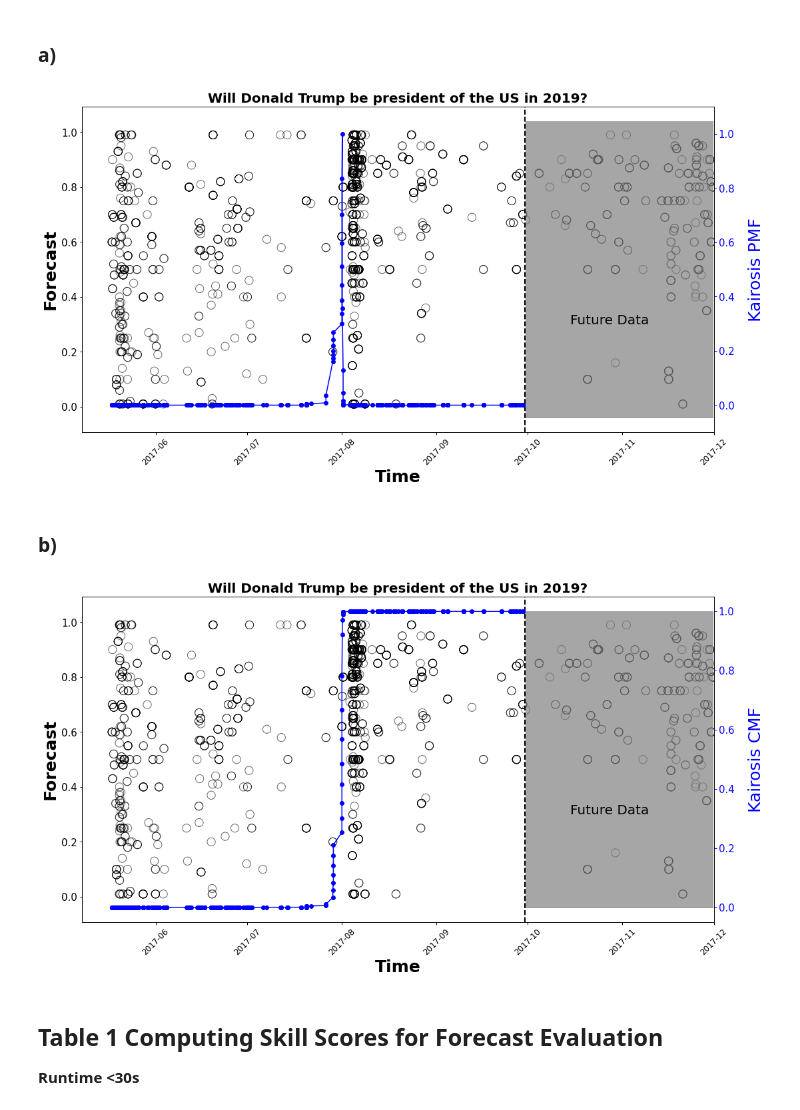
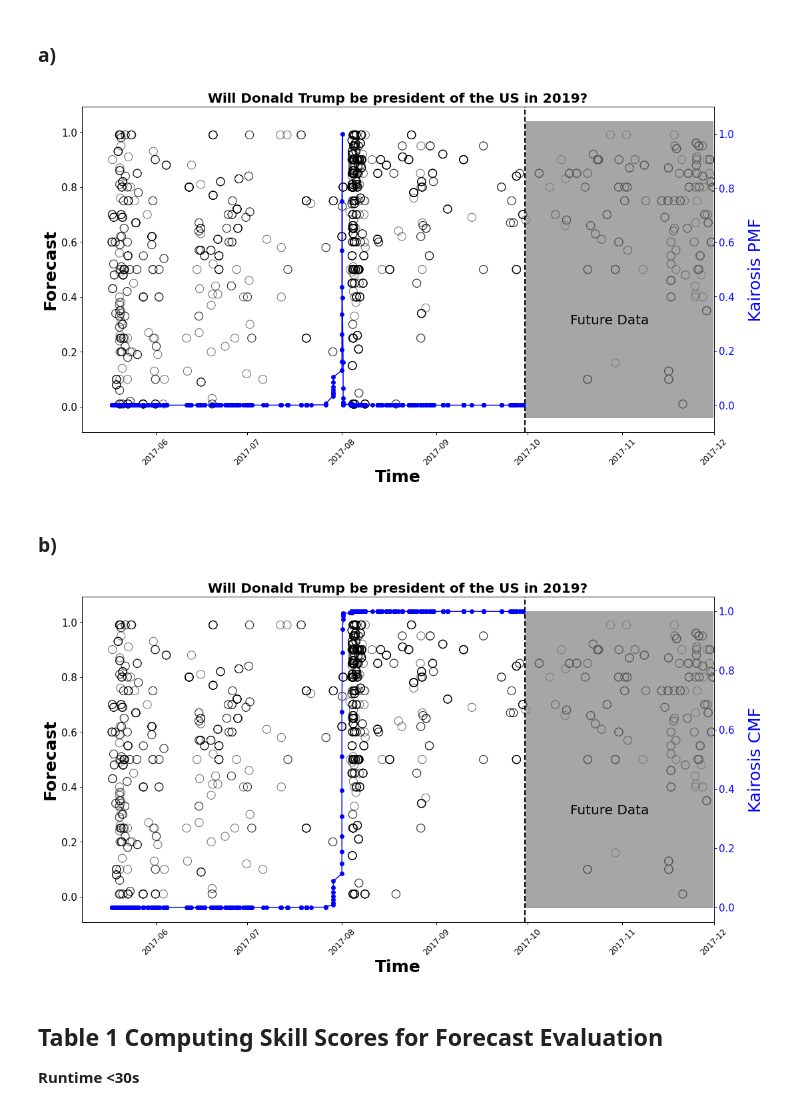
Before and after one commit to zaneh12/Kairosis, a Jupyter notebook: Reproducibility_Packet.ipynb, the cells around one changed output. Saved outputs shown, nothing was run; the diff lists cells and outputs as text; code cells hidden in the pictures.

```diff
--- a/Reproducibility_Packet.ipynb
+++ b/Reproducibility_Packet.ipynb
@@ -172,9 +172,16 @@ for j in range(1,cutoff + 1):
         calc[calc.index <= j].sum().values,
         calc[calc.index > j].sum().values,
     ))
-regpmf =(np.exp((pmf) - np.max(pmf)))
-cmf = (np.exp((pmf) - np.max(pmf))
-    / np.exp((pmf) - np.max(pmf)).sum()).cumsum()
+p = 1/10
+p_pmfs = stats.geom.logpmf(np.arange(1,len(pmf)+1,1),p)[::-1]
+    # (np.exp((test_vals + pmfval) - np.max(test_vals + pmfval)) / np.exp((test_vals + pmfval) - np.max(test_vals + pmfval)).sum()).cumsum())
+
+regpmf = np.exp((pmf + p_pmfs) - np.max(pmf + p_pmfs))
+# regpmf =(np.exp((pmf) - np.max(pmf)))
+cmf = (np.exp((pmf + p_pmfs) - np.max(pmf + p_pmfs)) / np.exp((pmf + p_pmfs) - np.max(pmf + p_pmfs)).sum()).cumsum()
+
+# cmf = (np.exp((pmf) - np.max(pmf))
+#     / np.exp((pmf) - np.max(pmf)).sum()).cumsum()
 
 y_values = regpmf
 
@@ -208,34 +215,34 @@ ax.fill_between(
 ax.text(pd.to_datetime('2017-10-15'), 0.3, 'Future Data', fontsize=20)
 ax.set_title(
     choice.replace('_.csv', '').replace('_', ' ') + "?",
     fontsize=20, fontweight='bold'
 )
 ax.set_xlabel('Time', fontsize=25, fontweight='bold')
 ax.set_ylabel('Forecast', fontsize=25, fontweight='bold')
 ax.tick_params(axis='x', labelsize=12, color='black', width=1, rotation=45)
 ax.tick_params(axis='y', labelsize=15, color='black', width=1)
 ax2 = ax.twinx()
 ax2.tick_params(axis='y', labelsize=15, color='black', width=1)
 ax2.set_ylabel('Kairosis PMF', fontsize=25, labelpad=20, color='blue')
 ax2.scatter(
     X.Time[X.Time < pd.to_datetime('2017-09-30')],
     y_values,
     label='Kairosis PMF',
     s=35,
     color='blue'
 )
 ax2.plot(
     X.Time[X.Time < pd.to_datetime('2017-09-30')],
     y_values,
     linestyle='-',
     color='blue'
 )
 ax2.tick_params(axis='y', labelsize=15, colors='blue', width=1)
 ax2.set_ylim(y_values.min() - 0.1, y_values.max() + 0.1)
 plt.xlim(ax.get_xlim()[0], pd.to_datetime('2017-12-01'))
 plt.show()
 # %% [output]
-[figure, old version]
+[figure, new version]
 # %% [markdown]
 ### b)
 # %%
@@ -315,7 +322,7 @@ plt.xlim(ax.get_xlim()[0], pd.to_datetime('2017-12-01'))
 # Show the plot
 plt.show()
 # %% [output]
-[figure, old version]
+[figure, new version]
 # %% [markdown]
 ## Table 1 Computing Skill Scores for Forecast Evaluation
 
```
